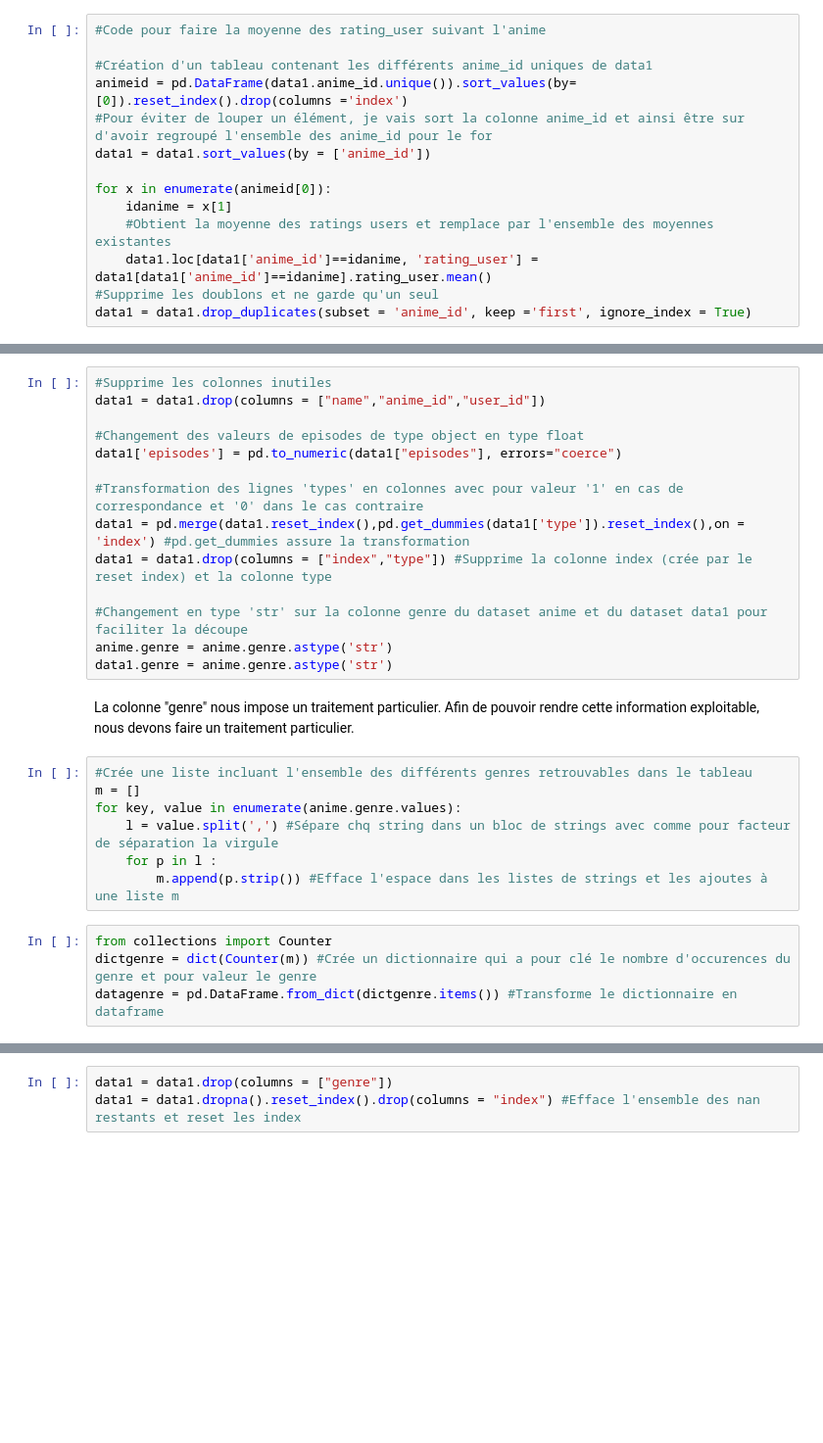
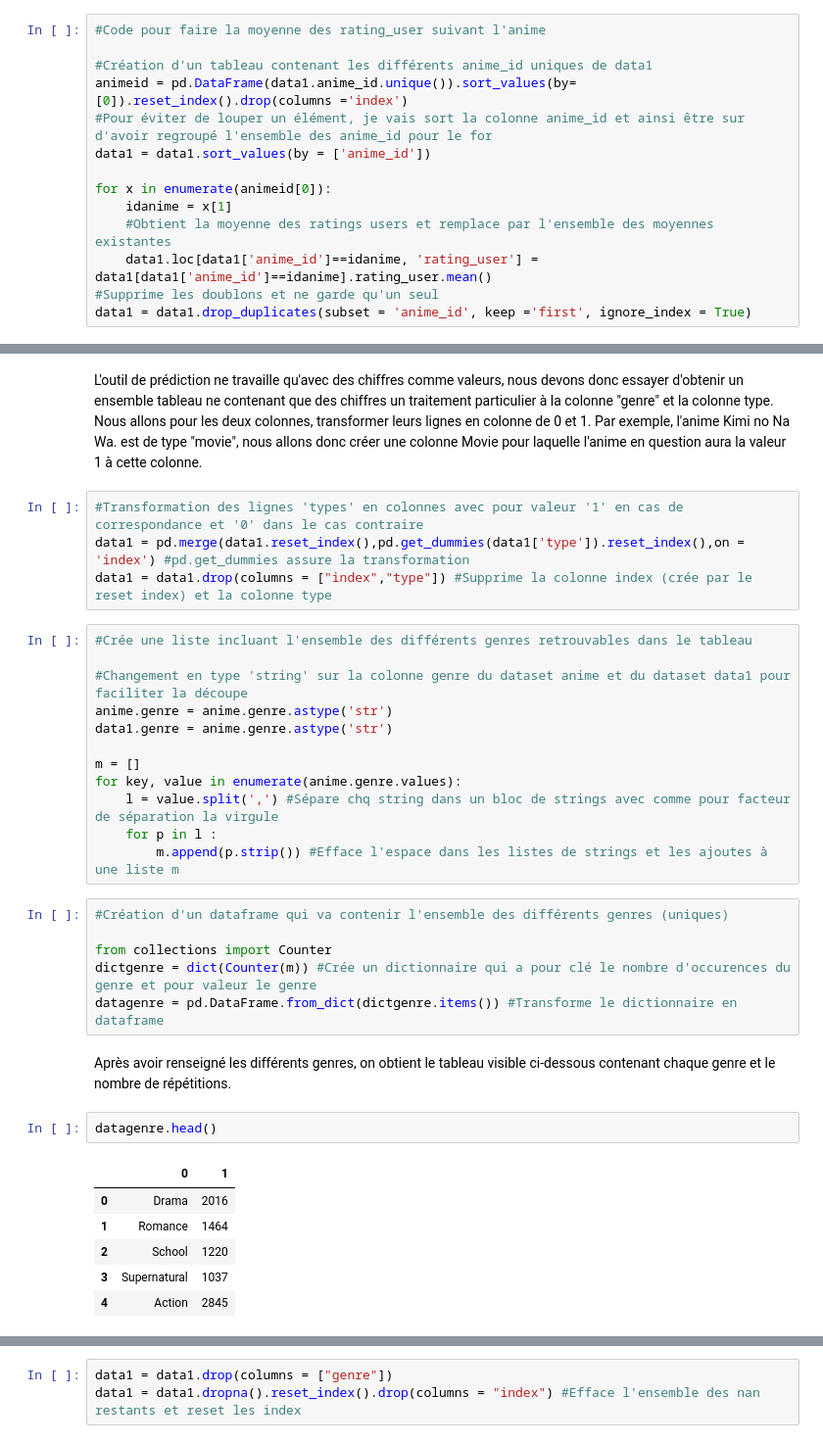
Before and after one commit to FenixShadows/Stuff, a Jupyter notebook: Articles/1- Qualité d'un Mangas/qualité_d'un_mangas.ipynb, the cells around one changed output, grey strips where cells are left out. Shown at 98% size. Cells and saved outputs as stored; diff of their text form; blank space fills up the shorter version.

```diff
--- a/Articles/1- Qualité d'un Mangas/qualité_d'un_mangas.ipynb
+++ b/Articles/1- Qualité d'un Mangas/qualité_d'un_mangas.ipynb
@@ -110,27 +134,36 @@ data1 = data1.drop_duplicates(subset = 'anime_id', keep ='first', ignore_index =
+# %% [markdown]
+L'outil de prédiction ne travaille qu'avec des chiffres comme valeurs, nous devons donc essayer d'obtenir un ensemble tableau ne contenant que des chiffres un traitement particulier à la colonne "genre" et la colonne type. Nous allons pour les deux colonnes, transformer leurs lignes en colonne de 0 et 1.
+Par exemple, l'anime Kimi no Na Wa. est de type "movie", nous allons donc créer une colonne Movie pour laquelle l'anime en question aura la valeur 1 à cette colonne.
 # %%
-#Supprime les colonnes inutiles
-data1 = data1.drop(columns = ["name","anime_id","user_id"])
-
-#Changement des valeurs de episodes de type object en type float
-data1['episodes'] = pd.to_numeric(data1["episodes"], errors="coerce")
-
 #Transformation des lignes 'types' en colonnes avec pour valeur '1' en cas de correspondance et '0' dans le cas contraire
 data1 = pd.merge(data1.reset_index(),pd.get_dummies(data1['type']).reset_index(),on = 'index') #pd.get_dummies assure la transformation
 data1 = data1.drop(columns = ["index","type"]) #Supprime la colonne index (crée par le reset index) et la colonne type
-
-#Changement en type 'str' sur la colonne genre du dataset anime et du dataset data1 pour faciliter la découpe
-anime.genre = anime.genre.astype('str')
-data1.genre = anime.genre.astype('str')
-# %% [markdown]
-La colonne "genre" nous impose un traitement particulier. Afin de pouvoir rendre cette information exploitable, nous devons faire un traitement particulier.
 # %%
 #Crée une liste incluant l'ensemble des différents genres retrouvables dans le tableau
+
+#Changement en type 'string' sur la colonne genre du dataset anime et du dataset data1 pour faciliter la découpe
+anime.genre = anime.genre.astype('str')
+data1.genre = anime.genre.astype('str')
+
 m = []
 for key, value in enumerate(anime.genre.values):
     l = value.split(',') #Sépare chq string dans un bloc de strings avec comme pour facteur de séparation la virgule
     for p in l :
         m.append(p.strip()) #Efface l'espace dans les listes de strings et les ajoutes à une liste m
 # %%
+#Création d'un dataframe qui va contenir l'ensemble des différents genres (uniques)
+
 from collections import Counter
 dictgenre = dict(Counter(m)) #Crée un dictionnaire qui a pour clé le nombre d'occurences du genre et pour valeur le genre
 datagenre = pd.DataFrame.from_dict(dictgenre.items()) #Transforme le dictionnaire en dataframe
+# %% [markdown]
+Après avoir renseigné les différents genres, on obtient le tableau visible ci-dessous contenant chaque genre et le nombre de répétitions.
+# %%
+datagenre.head()
+# %% [output]
+|  | 0 | 1 |
+| 0 | Drama | 2016 |
+| 1 | Romance | 1464 |
+| 2 | School | 1220 |
+| 3 | Supernatural | 1037 |
+| 4 | Action | 2845 |
```
Also changed, not shown: parts of 28 cells of this notebook.
